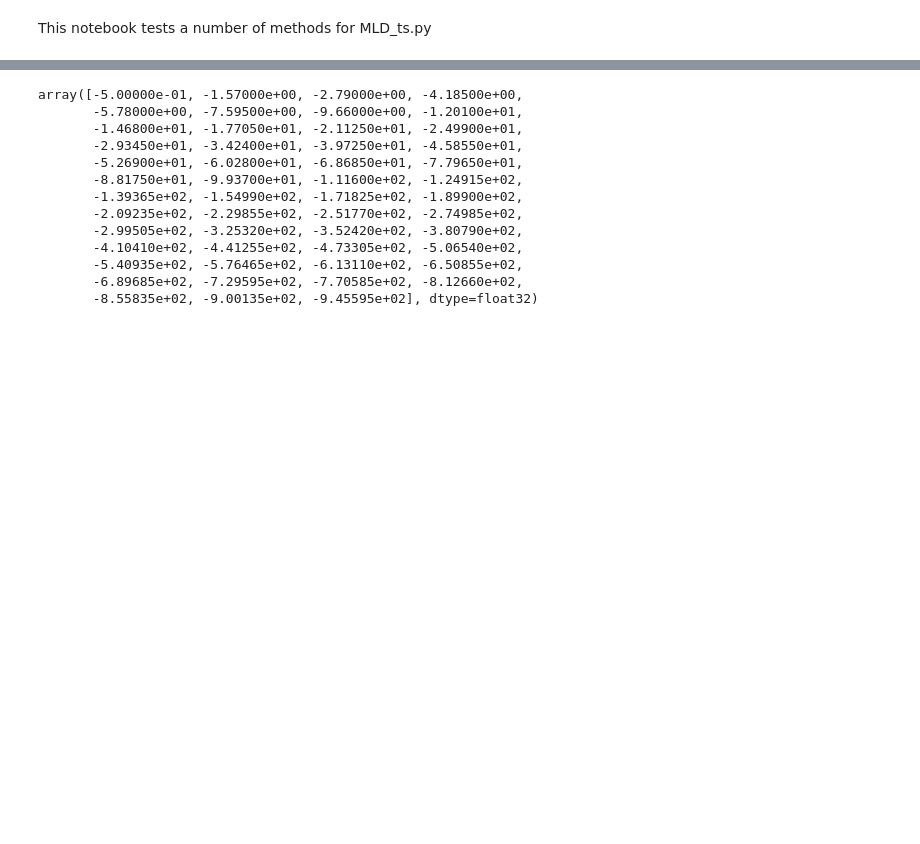
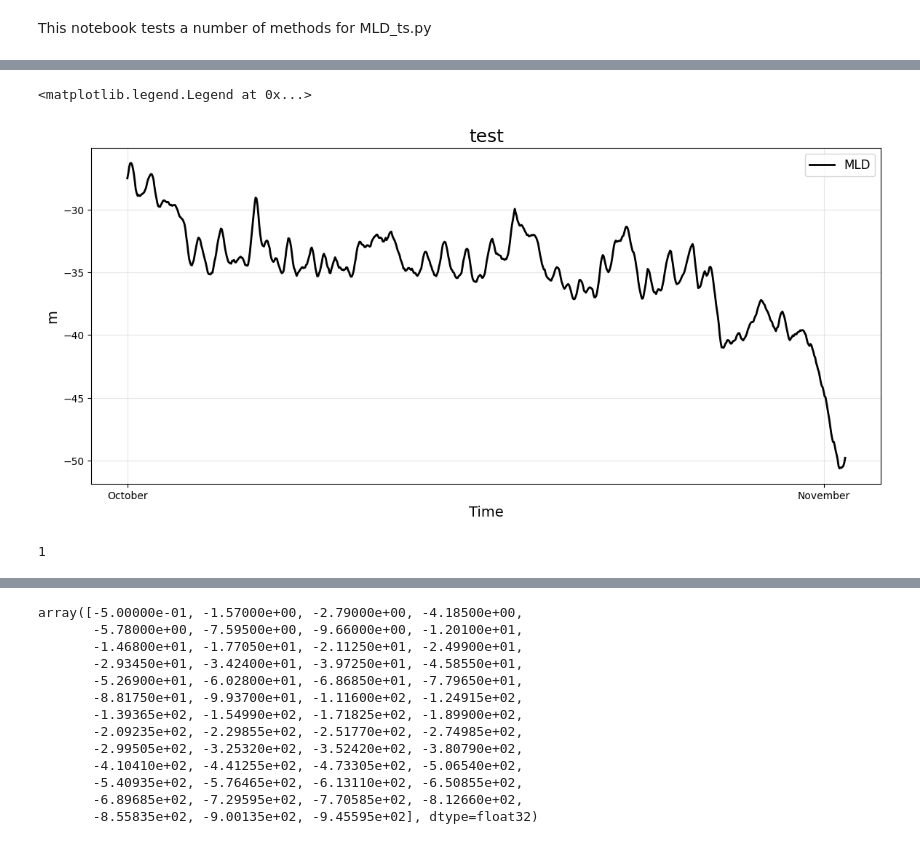
Before and after one commit to GHOpenonic/LLC_ocean_emulator, a Jupyter notebook: high_res_diagnostics/MLD/MLD_ts_testing.ipynb, the cells around one changed output, grey strips where cells are left out. Cells and saved outputs as stored; diff of their text form; code cells hidden in the pictures; blank space fills up the shorter version.

```diff
--- a/high_res_diagnostics/MLD/MLD_ts_testing.ipynb
+++ b/high_res_diagnostics/MLD/MLD_ts_testing.ipynb
@@ -54,3 +56,7 @@ def llc_latlon_box_indices(
 # %%
 t_0 = 432
 t_1 = t_0 + (24*32)#(365*24)
+loc = 'Kuroshio'
+lat_center = 39
+lon_center = 158
+degree_extent = 1.0
@@ -95,3 +122,23 @@ MLD_pixels = LLC_sub.Z.broadcast_like(sigma0).where(delta_sigma<=0.03).min(dim="
 # average MLD over the box, weight by surface area
 area = LLC_sub['rA']
 MLD = (MLD_pixels * area).sum(dim=['i','j','face']) / area.sum(dim=['i','j','face'])
+# %%
+fig, ax = plt.subplots(figsize=(14, 6))
+
+ax.plot(MLD['time'], MLD, color="black", label="MLD", linewidth=2)
+
+ax.xaxis.set_major_locator(mdates.MonthLocator())
+ax.xaxis.set_major_formatter(mdates.DateFormatter('%B'))
+
+ax.set_title(f"test", fontsize=18)
+ax.set_xlabel("Time", fontsize=14)
+ax.set_ylabel("m", fontsize=14)
+ax.grid(True, alpha=0.3)
+ax.legend(fontsize=12)
+# %% [output]
+<matplotlib.legend.Legend at 0x...>
+[figure, added]
+# %%
+1//1
+# %% [output]
+1
```
Also changed, not shown: parts of 5 cells of this notebook, 5 other files.
